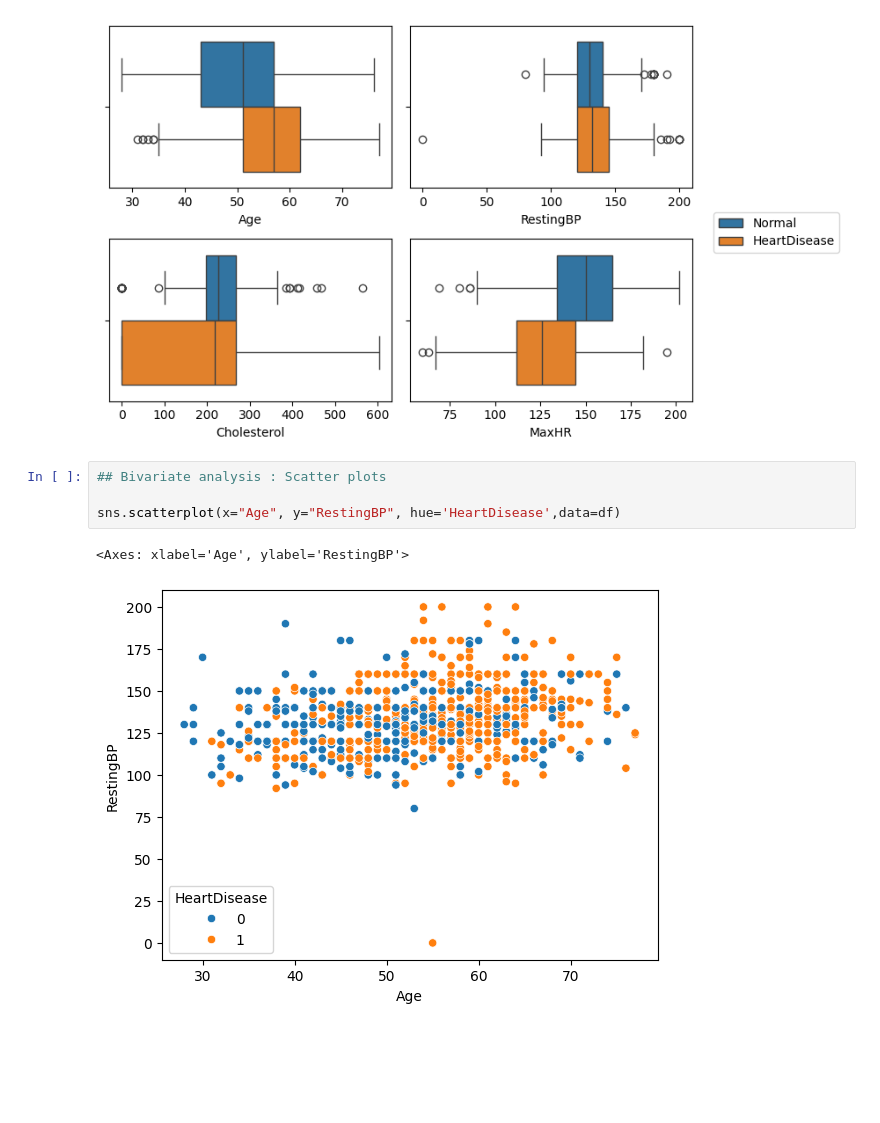
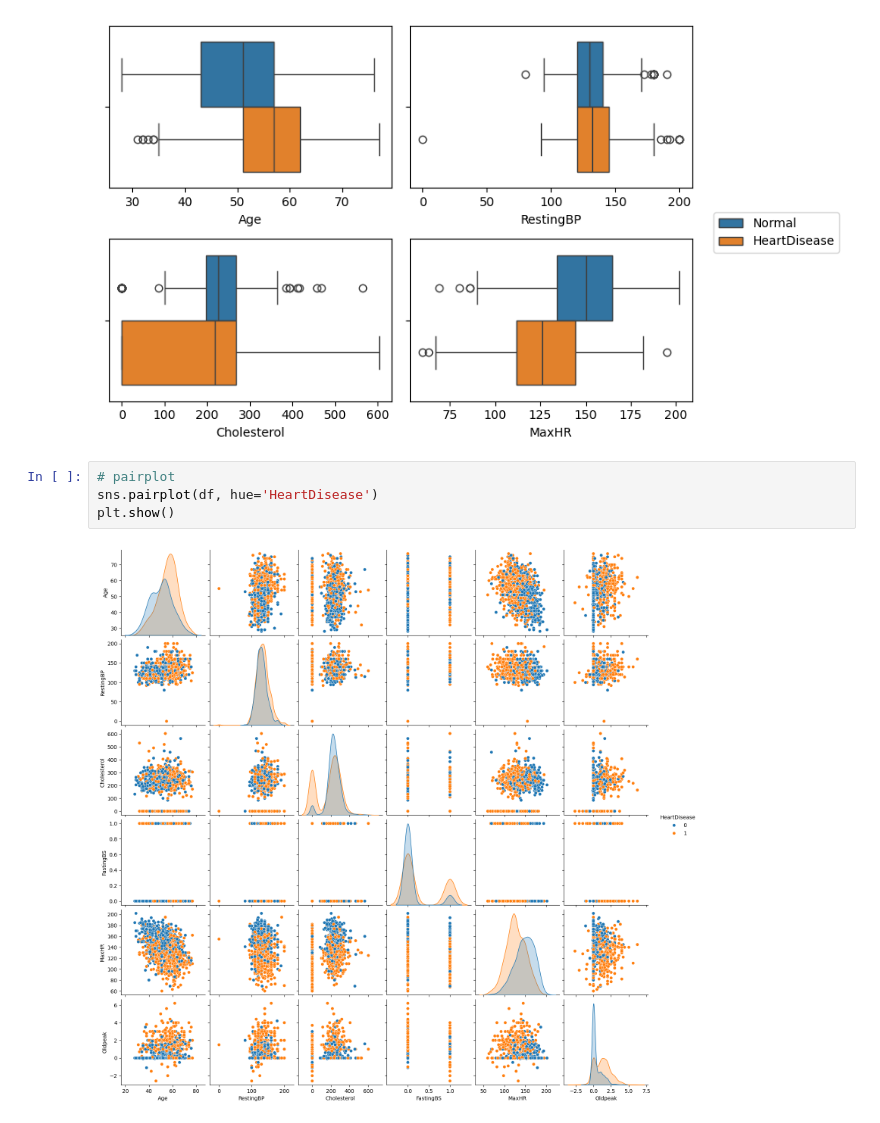
Before and after one commit to anushishah/heart_disease_UCI, a Jupyter notebook: Heart_disease_EDA.ipynb, the cells around one changed output. Cells and saved outputs as stored; diff of their text form; blank space fills up the shorter version.

Commit message:
Python analysis

```diff
--- a/Heart_disease_EDA.ipynb
+++ b/Heart_disease_EDA.ipynb
@@ -240,10 +217,9 @@ plt.tight_layout()
 plt.show()
 # %% [output]
 [figure]
-# %%
-## Bivariate analysis : Scatter plots
-
-sns.scatterplot(x="Age", y="RestingBP", hue='HeartDisease',data=df)
-# %% [output]
-<Axes: xlabel='Age', ylabel='RestingBP'>
-[figure, removed]
+# %%
+# pairplot
+sns.pairplot(df, hue='HeartDisease')
+plt.show()
+# %% [output]
+[figure, added]
```
Also changed, not shown: parts of 4 cells of this notebook.
